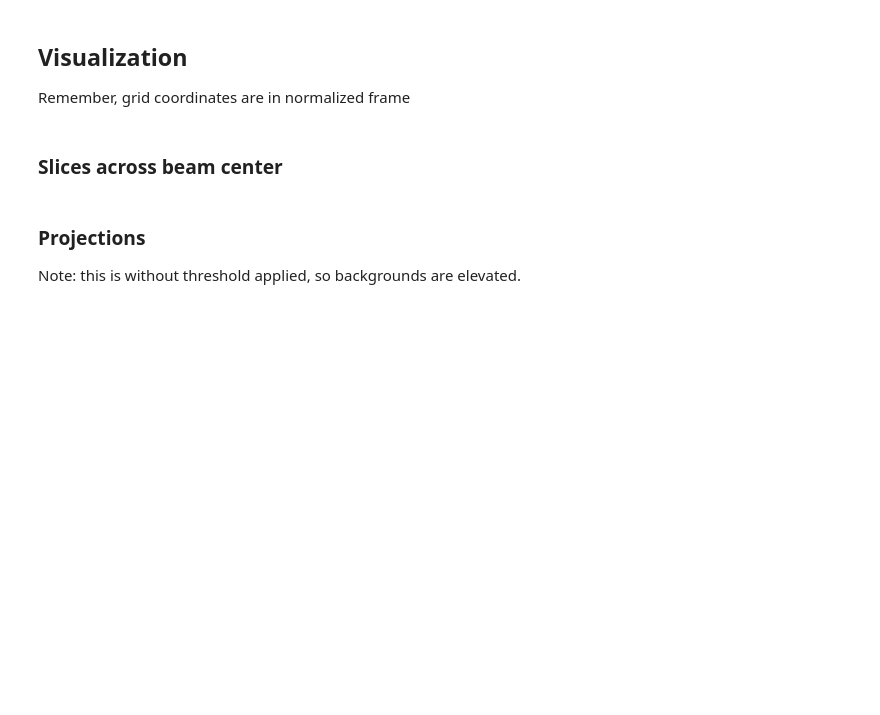
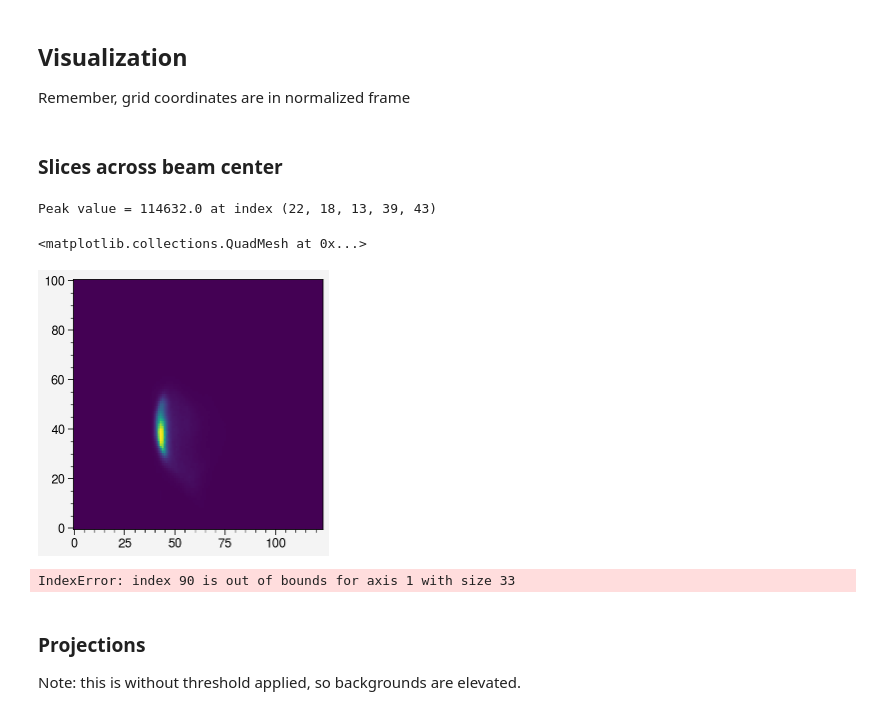
Before and after one commit to austin-hoover/analysis-sns-btf, a Jupyter notebook: scan-xxpy-image-ypdE/scan-xxpy-image-ypdE_step1.ipynb, the cells around one changed output. Cells and saved outputs as stored; diff of their text form; code cells hidden in the pictures; blank space fills up the shorter version.

```diff
--- a/scan-xxpy-image-ypdE/scan-xxpy-image-ypdE_step1.ipynb
+++ b/scan-xxpy-image-ypdE/scan-xxpy-image-ypdE_step1.ipynb
@@ -714,23 +714,38 @@ No points in grid bin (32, 32)
 ## Visualization
 Remember, grid coordinates are in normalized frame
 # %%
-a5d = np.memmap(savefilename, shape=crop_shape, mode='r')
+a5d = np.memmap(savefilename, shape=crop_shape, dtype='float', mode='r')
 # %% [markdown]
 ### Slices across beam center
 # %%
-a5d_max = a5d.max()
-ix1,ix2,iy1,iy2,ix3 = np.where(a5d==a5d_max)
-ix1 = ix1[0];  ix2 = ix2[0]; ix3 = ix3[0]; iy1 = iy1[0]; iy2 = iy2[0]
-print('Center at index (%i,%i,%i,%i,%i), peak value %.2f'%(ix1,ix2,iy1,iy2,ix3,a5d_max))
+a5d_max = np.max(a5d)
+ind_max = utils.max_indices(a5d)
+ix1, ix2, iy1, iy2, ix3 = ind_max
+print(f'Peak value = {a5d_max} at index {ind_max}')
+# %% [output]
+Peak value = 114632.0 at index (22, 18, 13, 39, 43)
+# %%
+im = a5d[ix1, ix2, iy1].copy()
+
+fig, ax = pplt.subplots()
+ax.pcolormesh(im)
+# %% [output]
+<matplotlib.collections.QuadMesh at 0x...>
+[figure, added]
 # %%
-ima = a5d[ix1,ix2,iy1,:,:].copy()
-labels=['x3','y3']
-nx = np.shape(ima)[1]
-ny = np.shape(ima)[0]
+im = a5d[ix1, ix2, iy1, :, :]
 
-plt.figure(figsize=[12,5])
-plt.subplot(121); plot_image(ima,log=False,nx_=nx,ny_=ny,labels=labels);
-plt.subplot(122); plot_image(ima,log=True,nx_=nx,ny_=ny,labels=labels); plt.colorbar()
+# fig, ax = pplt.subplots()
+# ax.pcolormesh(im)
+# labels=['x3', 'y3']
+# nx = np.shape(ima)[1]
+# ny = np.shape(ima)[0]
+
+# plt.figure(figsize=[12,5])
+# plt.subplot(121); plot_image(ima,log=False,nx_=nx,ny_=ny,labels=labels);
+# plt.subplot(122); plot_image(ima,log=True,nx_=nx,ny_=ny,labels=labels); plt.colorbar()
+# %% [output]
+IndexError: index 90 is out of bounds for axis 1 with size 33
 # %%
 ima = a5d[ix1,ix2,:,iy2,:].copy()
 labels=['x3','y1']
```
Also changed, not shown: parts of 1 cell of this notebook.
